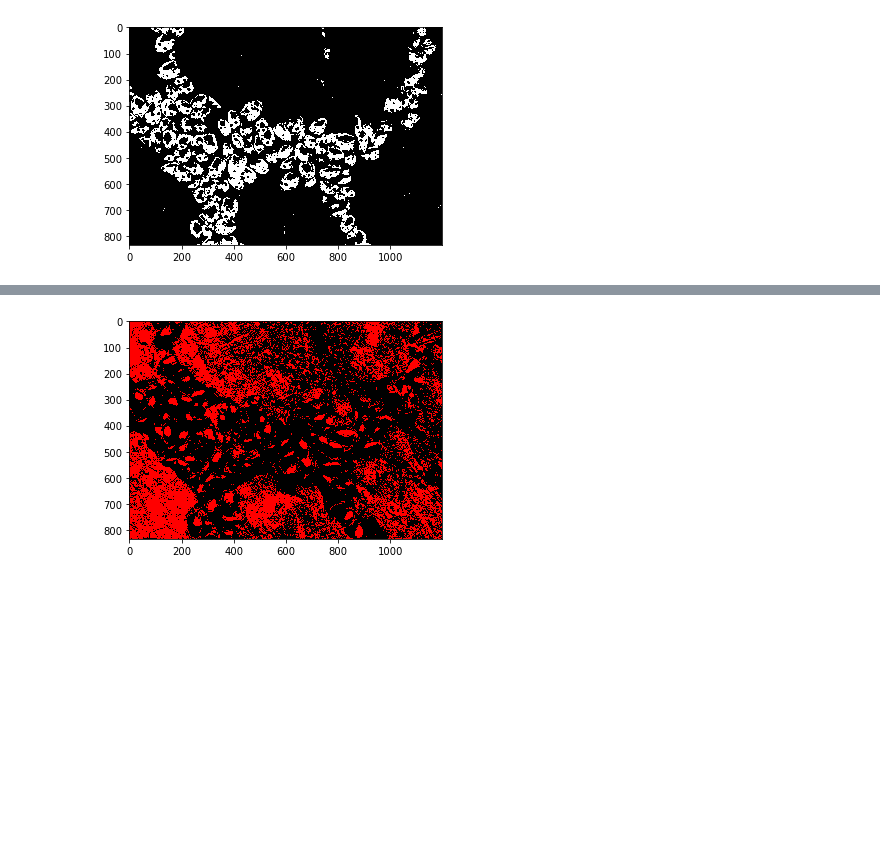
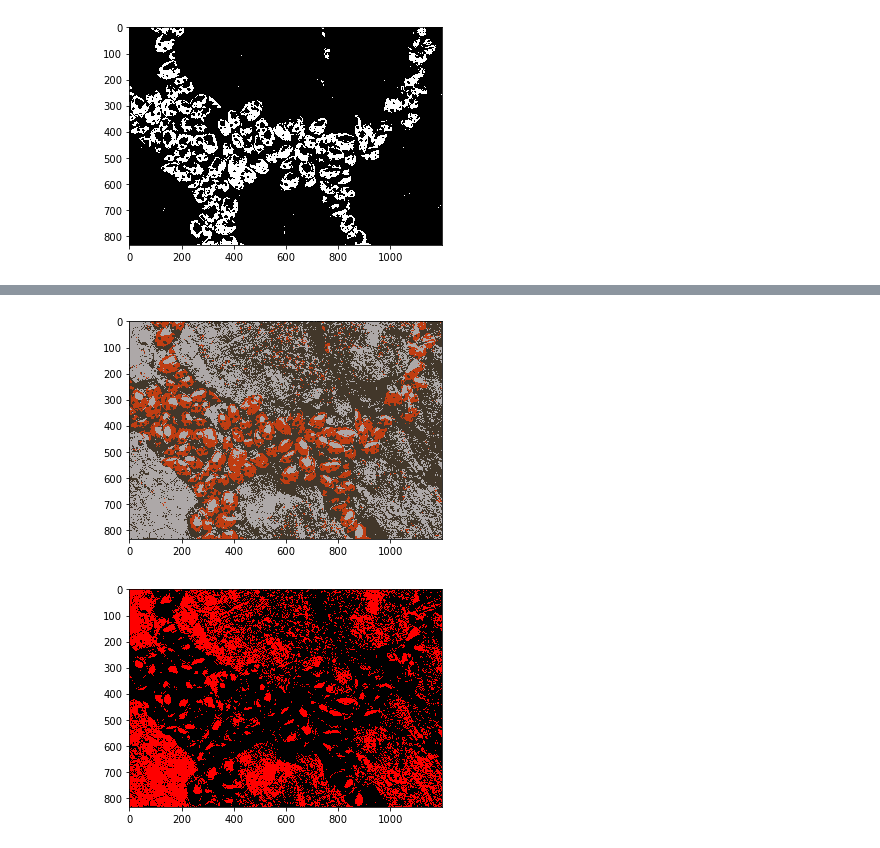
Before and after one commit to youngelf/MachineLearning, a Jupyter notebook: Hands-On2/Chapter 9.ipynb, the cells around one changed output, grey strips where cells are left out. Drawn from its saved outputs; the diff is of its cells as text; code cells hidden in the pictures; blank space fills up the shorter version.

```diff
--- a/Hands-On2/Chapter 9.ipynb
+++ b/Hands-On2/Chapter 9.ipynb
@@ -289,3 +299,7 @@ show_all_clusters(ladies.shape, kmeans)
+# %%
+showClusterColors(kmeans, ladies.shape)
+# %% [output]
+[figure, added]
 # %%
 # Let's try fewer clusters, and see what they look like
 
```
Also changed, not shown: parts of 22 cells of this notebook, 2 other files.
